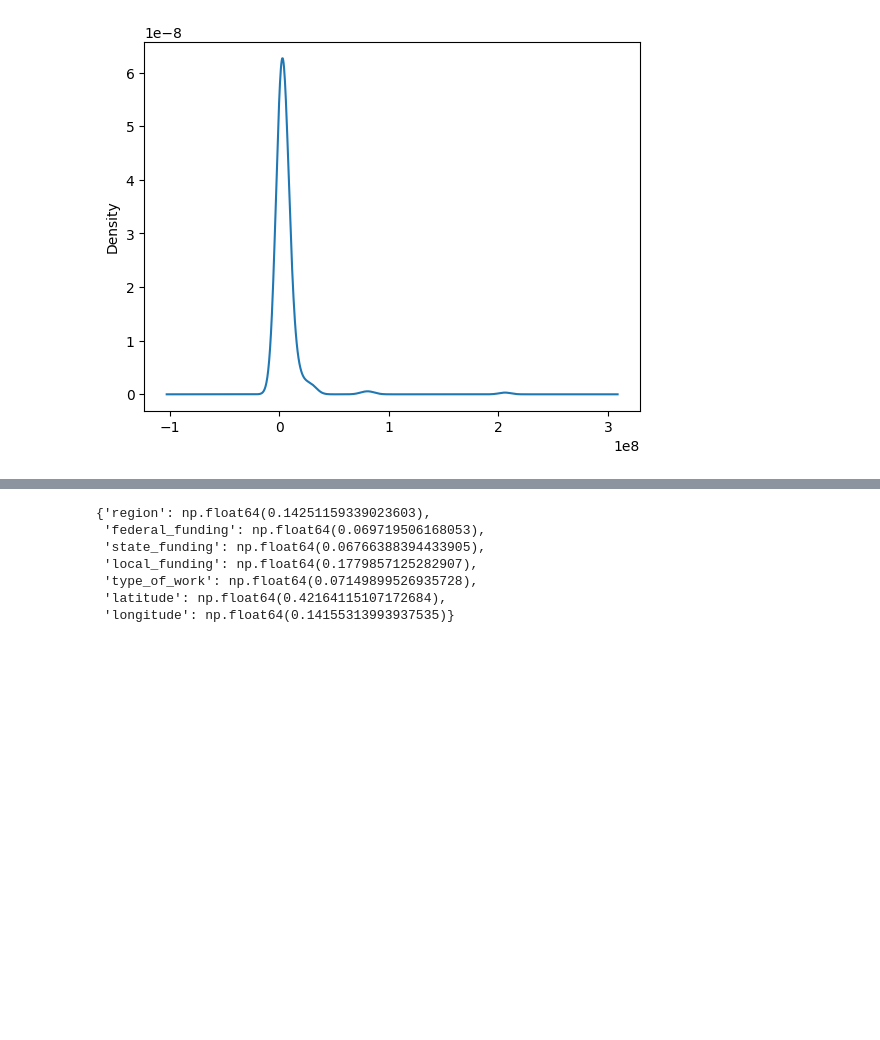
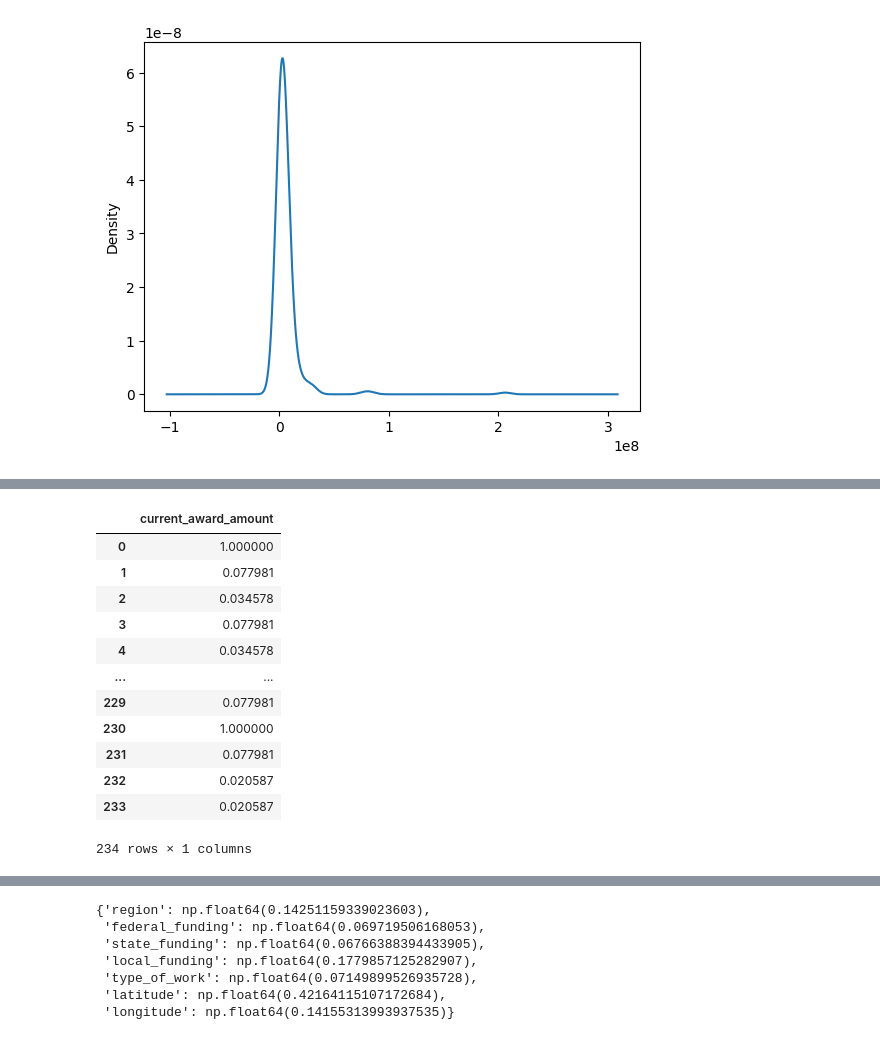
Before and after one commit to AVelaryon/GIS-Exploration, a Jupyter notebook: GISPRoj.ipynb, the cells around one changed output, grey strips where cells are left out. Cells and saved outputs as stored; diff of their text form; code cells hidden in the pictures; blank space fills up the shorter version.

```diff
--- a/GISPRoj.ipynb
+++ b/GISPRoj.ipynb
@@ -496 +552,17 @@ cleaned_data = cleaned_data.loc[norm_caa.index]
+# %%
+Y
+# %% [output]
+|  | current_award_amount |
+| 0 | 1.000000 |
+| 1 | 0.077981 |
+| 2 | 0.034578 |
+| 3 | 0.077981 |
+| 4 | 0.034578 |
+| ... | ... |
+| 229 | 0.077981 |
+| 230 | 1.000000 |
+| 231 | 0.077981 |
+| 232 | 0.020587 |
+| 233 | 0.020587 |
+234 rows × 1 columns
 # %%
```
Also changed, not shown: parts of 27 cells of this notebook.
